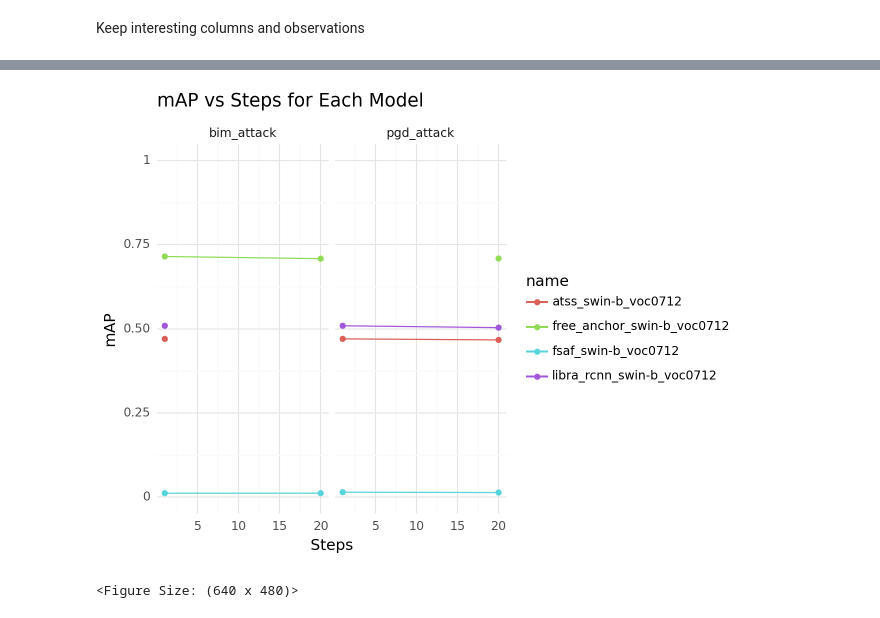
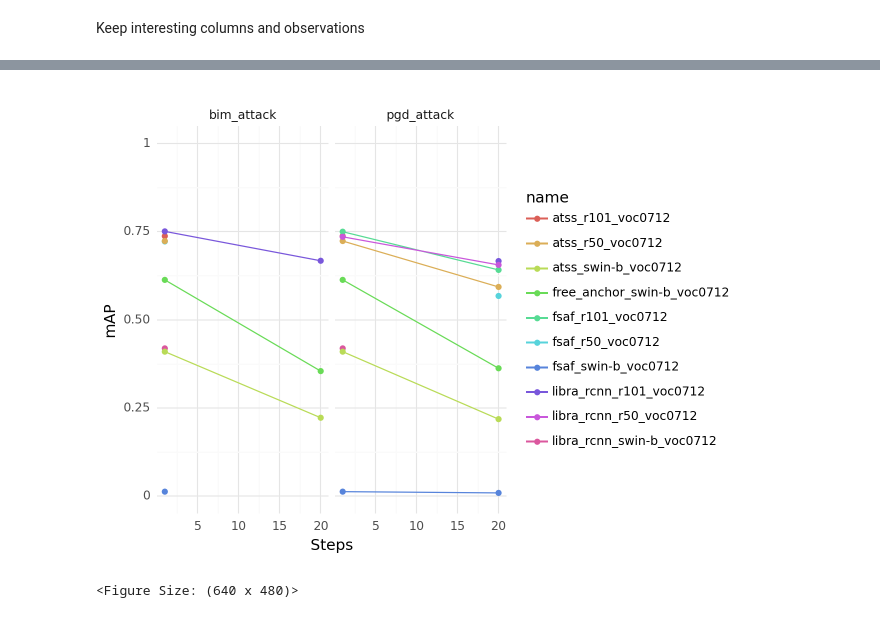
Before and after one commit to shashankskagnihotri/benchmarking_robustness, a Jupyter notebook: object_detection/vis_results.ipynb, the cells around one changed output, grey strips where cells are left out. Drawn from its saved outputs; the diff is of its cells as text; code cells hidden in the pictures.

Commit message:
WIP visualize runs

```diff
--- a/object_detection/vis_results.ipynb
+++ b/object_detection/vis_results.ipynb
@@ -43,19 +43,19 @@ df.to_csv("project_filtered.csv", index=False)
 # %%
 from plotnine import ggplot, aes, geom_line, geom_point, labs, theme_minimal, facet_wrap, scale_y_continuous
 
-df_filtered = df[['pascal_voc/mAP', 'attack_kwargs.steps', 'name', 'attack']].dropna()
+df_filtered = df[df['attack_kwargs.alpha'] > 2]
+df_filtered = df_filtered[['pascal_voc/mAP', 'attack_kwargs.steps', 'name', 'attack']].dropna()
 
 plot = (ggplot(df_filtered, aes(x='attack_kwargs.steps', y='pascal_voc/mAP', color='name'))
         + geom_line()
         + geom_point()
-        + labs(title='mAP vs Steps for Each Model',
-               x='Steps',
+        + labs(x='Steps',
                y='mAP')
         + theme_minimal()
         + facet_wrap('~attack')
         + scale_y_continuous(limits=(0, 1)))
 
 plot
 # %% [output]
-[figure, old version]
+[figure, new version]
 <Figure Size: (640 x 480)>
```
Also changed, not shown: parts of 2 cells of this notebook, 2 other files.
